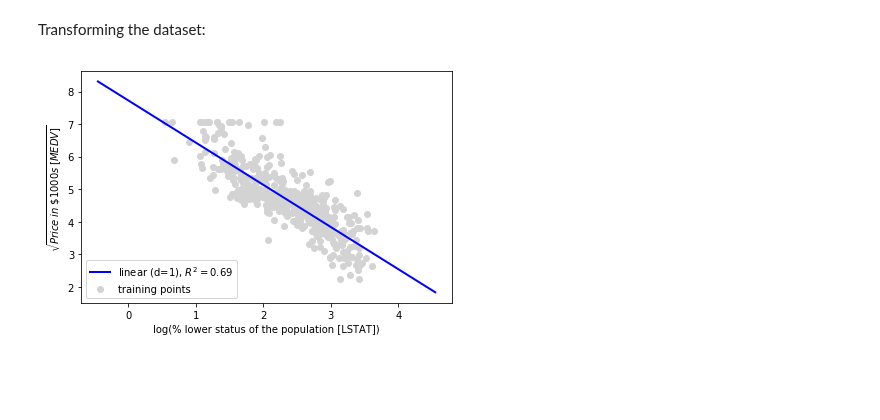
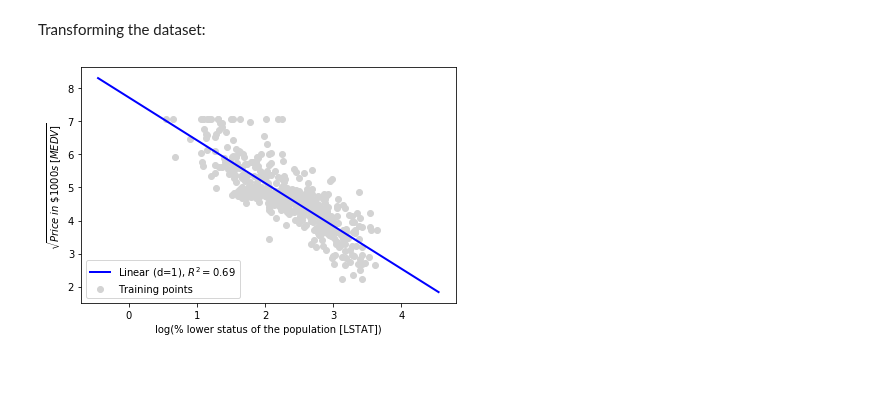
Before and after one commit to rasbt/python-machine-learning-book-3rd-edition, a Jupyter notebook: ch10/ch10.ipynb, the cells around one changed output. Drawn from its saved outputs; the diff is of its cells as text; code cells hidden in the pictures.

```diff
--- a/ch10/ch10.ipynb
+++ b/ch10/ch10.ipynb
@@ -574,35 +574,35 @@ Transforming the dataset:
 # %%
 X = df[['LSTAT']].values
 y = df['MEDV'].values
 
 # transform features
 X_log = np.log(X)
 y_sqrt = np.sqrt(y)
 
 # fit features
 X_fit = np.arange(X_log.min()-1, X_log.max()+1, 1)[:, np.newaxis]
 
 regr = regr.fit(X_log, y_sqrt)
 y_lin_fit = regr.predict(X_fit)
 linear_r2 = r2_score(y_sqrt, regr.predict(X_log))
 
 # plot results
-plt.scatter(X_log, y_sqrt, label='training points', color='lightgray')
+plt.scatter(X_log, y_sqrt, label='Training points', color='lightgray')
 
 plt.plot(X_fit, y_lin_fit,
-         label='linear (d=1), $R^2=%.2f$' % linear_r2,
+         label='Linear (d=1), $R^2=%.2f$' % linear_r2,
          color='blue',
          lw=2)
 
 plt.xlabel('log(% lower status of the population [LSTAT])')
 plt.ylabel('$\sqrt{Price \; in \; \$1000s \; [MEDV]}$')
 plt.legend(loc='lower left')
 
 plt.tight_layout()
-#plt.savefig('images/10_12.png', dpi=300)
+#plt.savefig('images/10_13.png', dpi=300)
 plt.show()
 # %% [output]
-[figure, old version]
+[figure, new version]
 # %% [markdown]
 <br>
 <br>
```
Also changed, not shown: parts of 16 cells of this notebook, 30 other files.
